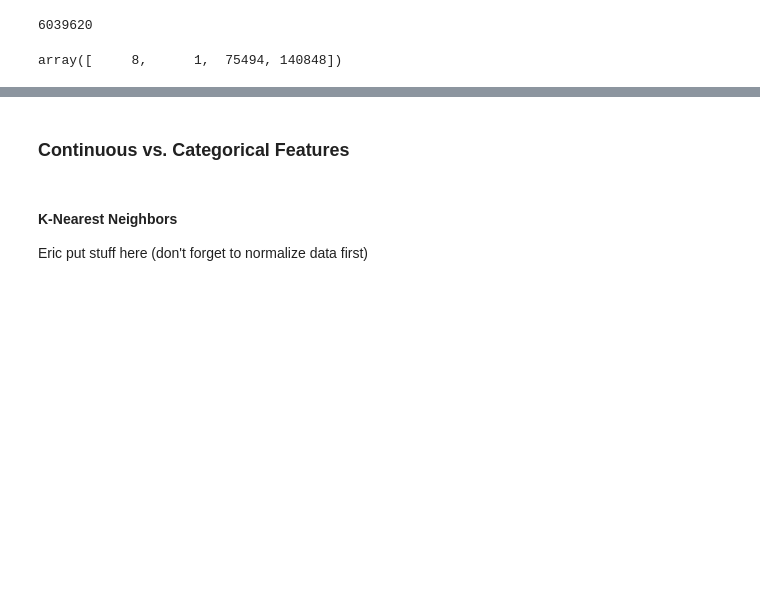
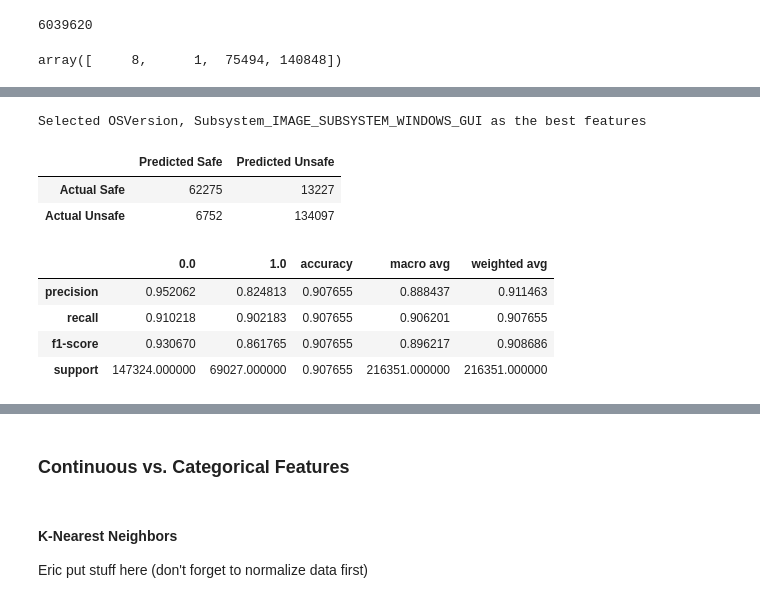
Before and after one commit to ayaabdelgawad/categorize-viruses, a Jupyter notebook: mal-classifier.ipynb, the cells around one changed output, grey strips where cells are left out. Cells and saved outputs as stored; diff of their text form; code cells hidden in the pictures; blank space fills up the shorter version.

```diff
--- a/mal-classifier.ipynb
+++ b/mal-classifier.ipynb
@@ -550,0 +567,55 @@ print (best_num_feats)
+# %%
+from sklearn.feature_selection import SelectKBest
+from sklearn.feature_selection import chi2, f_classif
+
+drop_features = []
+
+# model = CategoricalNB (min_categories=discrete_data.nunique()[:-1])
+
+X = discrete_data.drop (columns=['legitimate', *drop_features])
+y = discrete_data['legitimate']
+
+# for i in range (2, 3):
+COST_MATRIX = [0, 20, 80, 0]
+min_cost = sys.maxsize
+best_num_feats = 2
+for i in range (2, len (X.columns) + 1):
+    test = SelectKBest(f_classif, k=i)
+    X_new = pd.DataFrame(test.fit_transform(X, y))
+    X_new['legitimate'] = y.to_numpy () # align dataframe indices
+
+    model = CategoricalNB (min_categories=X_new.nunique()[:-1])
+
+#     print_confusion_matrix(*naive_bayes_cv (X_new, GaussianNB (), output_confusion=True))
+    conf_matrix = naive_bayes_cv (X_new, model, output_confusion=True)
+    cost = calc_cost (COST_MATRIX, conf_matrix)
+    if cost < min_cost:
+#         print_confusion_matrix(*conf_matrix)
+        min_cost = cost
+        best_num_feats = i
+
+# print (best_num_feats)
+test = SelectKBest(f_classif, k=best_num_feats)
+X_new = pd.DataFrame(test.fit_transform(X, y))
+X_new['legitimate'] = y.to_numpy () # align dataframe indices
+
+cols = test.get_support(indices=True)
+feature_names = [name for name in X.iloc[:,cols]]
+
+preds, labels = naive_bayes_cv (X_new, GaussianNB ())
+
+conf_matrix = confusion_matrix (preds, labels, labels=[1, 0]).ravel ()
+
+print ("Selected", ', '.join (feature_names), "as the best features")
+print_confusion_matrix (*conf_matrix)
+display (pd.DataFrame.from_dict(classification_report (preds, labels, output_dict=True)))
+# %% [output]
+Selected OSVersion, Subsystem_IMAGE_SUBSYSTEM_WINDOWS_GUI as the best features
+|  | Predicted Safe | Predicted Unsafe |
+| Actual Safe | 62275 | 13227 |
+| Actual Unsafe | 6752 | 134097 |
+|  | 0.0 | 1.0 | accuracy | macro avg | weighted avg |
+| precision | 0.952062 | 0.824813 | 0.907655 | 0.888437 | 0.911463 |
+| recall | 0.910218 | 0.902183 | 0.907655 | 0.906201 | 0.907655 |
+| f1-score | 0.930670 | 0.861765 | 0.907655 | 0.896217 | 0.908686 |
+| support | 147324.000000 | 69027.000000 | 0.907655 | 216351.000000 | 216351.000000 |
```
Also changed, not shown: parts of 10 cells of this notebook.
